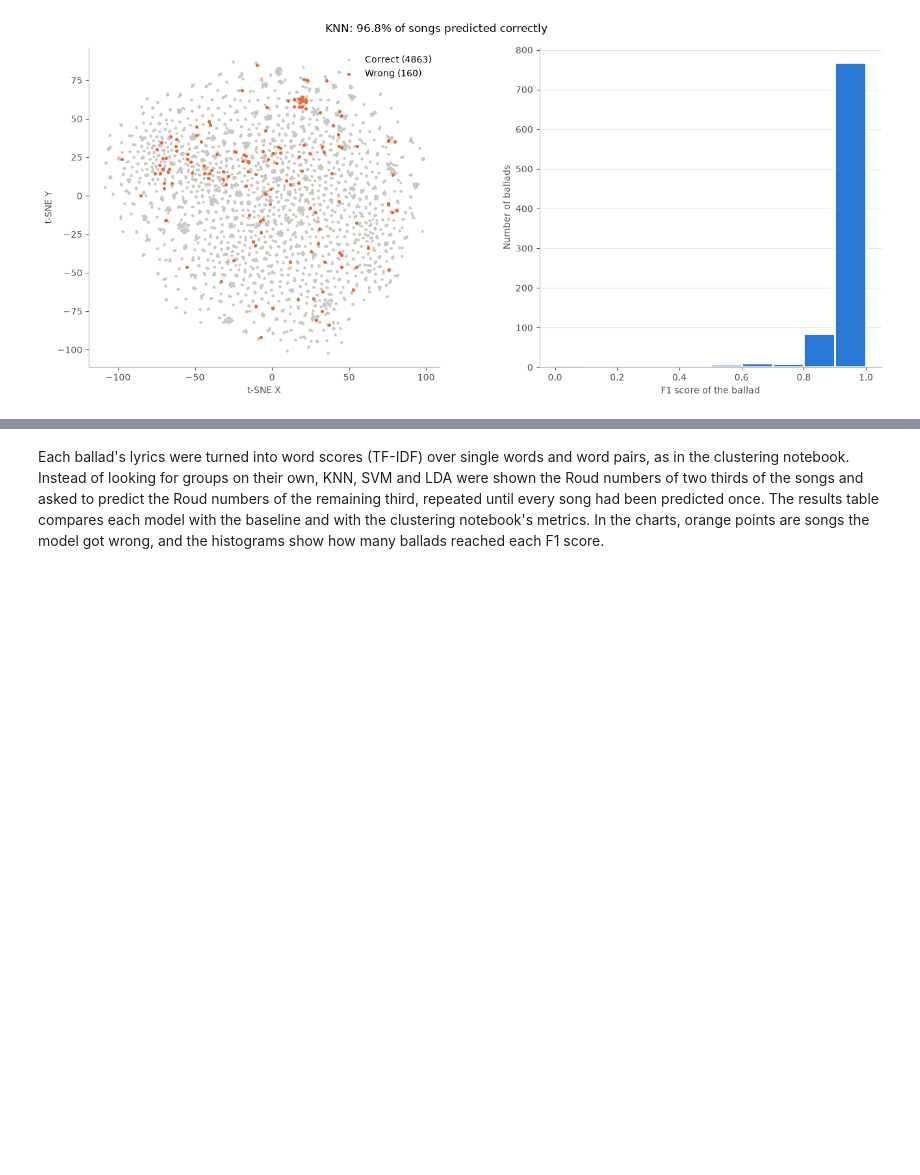
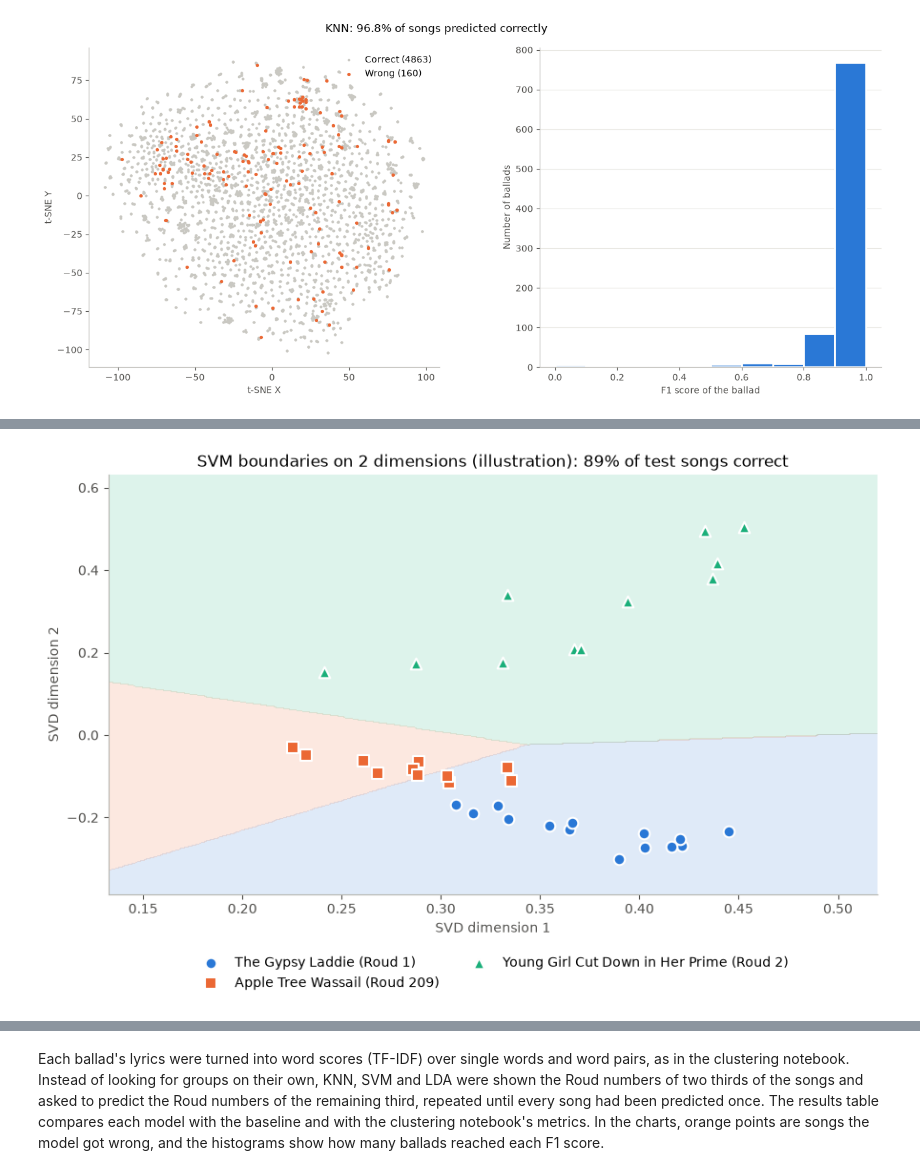
Before and after one commit to JonahThiele/CSC705Project, a Jupyter notebook: tfidf_classifiers.ipynb, the cells around one changed output, grey strips where cells are left out. Saved outputs shown, nothing was run; the diff lists cells and outputs as text; code cells hidden in the pictures; blank space fills up the shorter version.

```diff
--- a/tfidf_classifiers.ipynb
+++ b/tfidf_classifiers.ipynb
@@ -215,0 +368,45 @@ plt.show()
+# %%
+# SVM boundary chart: squash the top 3 ballads down to 2 dimensions with TF-IDF and TruncatedSVD
+reducer = make_pipeline(TfidfVectorizer(**tfidf_params), TruncatedSVD(n_components=2, random_state=SEED))
+train_points = reducer.fit_transform(lyrics[train_top_3])
+test_points = reducer.transform(lyrics[test_top_3])
+
+# Train an SVM on just these 2 dimensions. This is a separate, simpler model than the one scored above
+svm_2d = LinearSVC(random_state=SEED)
+svm_2d.fit(train_points, train_labels)
+accuracy_2d = svm_2d.score(test_points, test_labels)
+
+# Make a grid of points covering the chart, and predict a ballad for every grid point
+all_points = np.vstack([train_points, test_points])
+x_margin = 0.05 * (all_points[:, 0].max() - all_points[:, 0].min())
+y_margin = 0.05 * (all_points[:, 1].max() - all_points[:, 1].min())
+x_values = np.linspace(all_points[:, 0].min() - x_margin, all_points[:, 0].max() + x_margin, 400)
+y_values = np.linspace(all_points[:, 1].min() - y_margin, all_points[:, 1].max() + y_margin, 400)
+grid_x, grid_y = np.meshgrid(x_values, y_values)
+grid_points = np.column_stack([grid_x.ravel(), grid_y.ravel()])
+grid_predictions = svm_2d.predict(grid_points)
+
+# The contour function needs numbers, so swap each ballad for its position in the list
+grid_numbers = np.zeros(len(grid_predictions))
+for position, ballad in enumerate(top_3_ballads):
+    grid_numbers[grid_predictions == ballad] = position
+grid_numbers = grid_numbers.reshape(grid_x.shape)
+
+# Shade each ballad's region, then draw the test songs on top
+region_colors = []
+for ballad in top_3_ballads:
+    region_colors.append(ballad_colors[ballad])
+
+fig, ax = plt.subplots(figsize=(9, 6))
+ax.contourf(grid_x, grid_y, grid_numbers, levels=[-0.5, 0.5, 1.5, 2.5], colors=region_colors, alpha=0.15)
+draw_songs(ax, test_points, test_labels)
+ax.set_title(f"SVM boundaries on 2 dimensions (illustration): {accuracy_2d:.0%} of test songs correct")
+ax.set_xlabel("SVD dimension 1")
+ax.set_ylabel("SVD dimension 2")
+ax.legend(frameon=False, loc="upper center", bbox_to_anchor=(0.5, -0.12), ncols=2)
+
+fig.tight_layout()
+fig.savefig("ballad_svm_boundary.png", dpi=200)
+plt.show()
+# %% [output]
+[figure, added]
```
Also changed, not shown: parts of 13 cells of this notebook, 1 other file.
